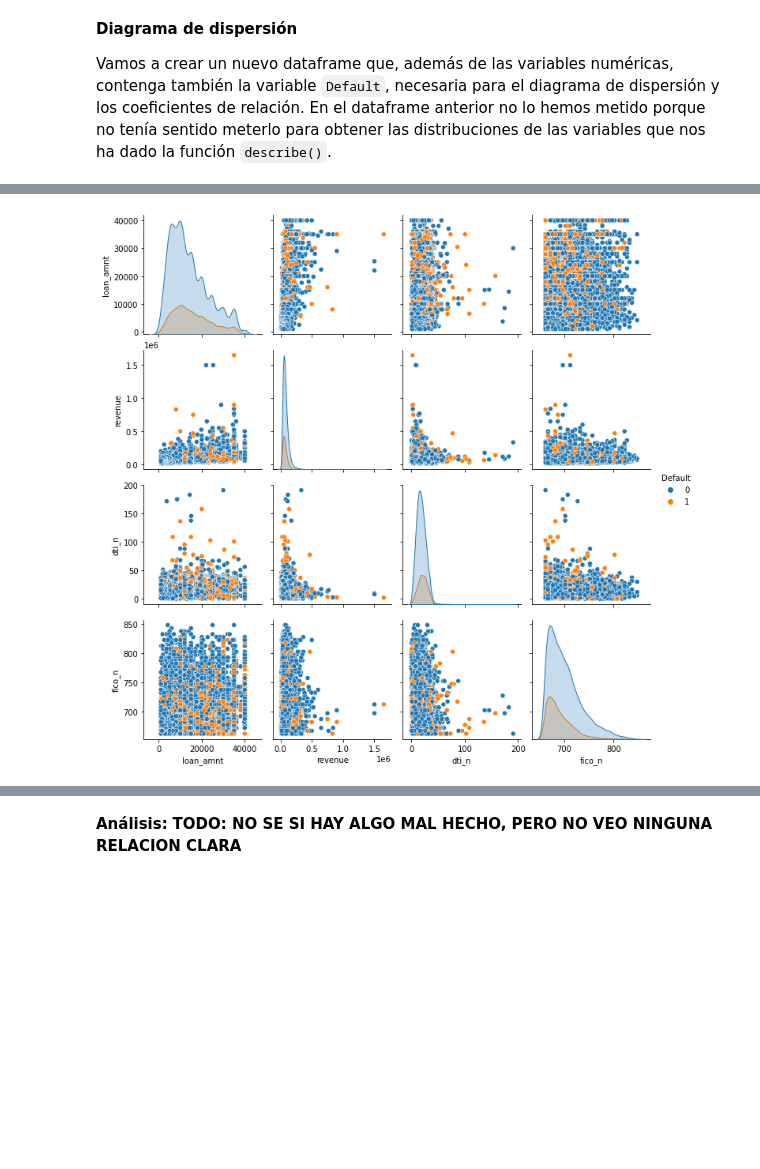
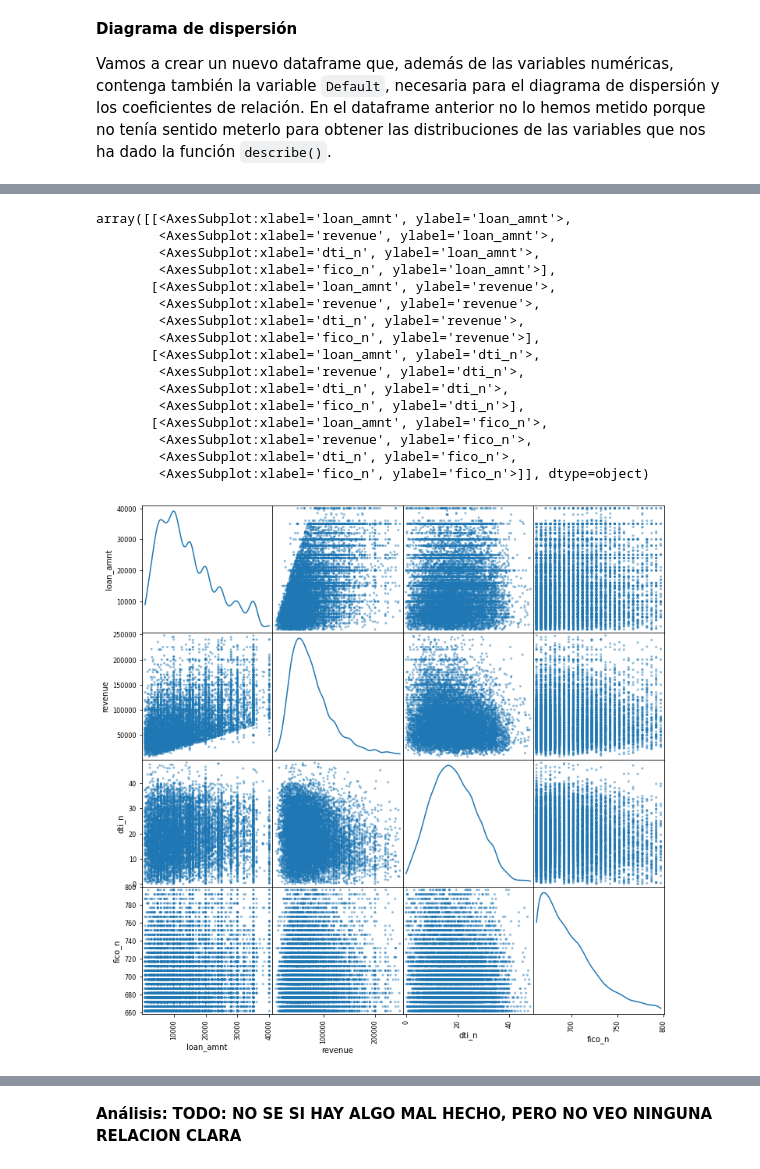
Before and after one commit to mario-sanz/IA2-Practicas, a Jupyter notebook: Lab1/P1_clustering.ipynb, the cells around one changed output, grey strips where cells are left out. Saved outputs shown, nothing was run; the diff lists cells and outputs as text; code cells hidden in the pictures; blank space fills up the shorter version.

```diff
--- a/Lab1/P1_clustering.ipynb
+++ b/Lab1/P1_clustering.ipynb
@@ -50,6 +52,10 @@ import pandas as pd
 # %%
-# La función read_csv ya nos devuelve un DataFrame, así que no hace falta convertirlo
 df = pd.read_csv('prestamos.csv')
+
+numberColumns = ["loan_amnt","revenue", "dti_n", "fico_n"]
+categoryColumns = ["purpose", "home_ownership_n", "emp_length_n", "Default"]
+
+df[categoryColumns] = df[categoryColumns].astype("category")
 df
 # %% [output]
 |  | loan_amnt | purpose | revenue | dti_n | fico_n | home_ownership_n | emp_length_n | Default |
@@ -68,7 +74,7 @@ df
 # %% [markdown]
 Del dataframe anterior, vamos a crear dos dataframes nuevos: uno que solo tenga variables numéricas y otro que solo tenga variables categóricas.
 # %%
-df_num = df.drop(['purpose', 'home_ownership_n', 'emp_length_n', 'Default'], axis=1)
+df_num = df[numberColumns]
 df_num
 # %% [output]
 |  | loan_amnt | revenue | dti_n | fico_n |
@@ -134,8 +155,23 @@ df_analisis = df.drop(['purpose', 'home_ownership_n', 'emp_length_n'], axis=1)
 # %%
-import seaborn
-import matplotlib.pyplot as plt
+from pandas.plotting import scatter_matrix
+%matplotlib inline
 
-seaborn.pairplot(df_analisis, hue ='Default')
-plt.show()
+scatter_matrix(df_num[np.abs(df_num-df_num.mean()) <= (3*df_num).std()], figsize = (12, 12), diagonal = 'kde')
 # %% [output]
+array([[<AxesSubplot:xlabel='loan_amnt', ylabel='loan_amnt'>,
+        <AxesSubplot:xlabel='revenue', ylabel='loan_amnt'>,
+        <AxesSubplot:xlabel='dti_n', ylabel='loan_amnt'>,
+        <AxesSubplot:xlabel='fico_n', ylabel='loan_amnt'>],
+       [<AxesSubplot:xlabel='loan_amnt', ylabel='revenue'>,
+        <AxesSubplot:xlabel='revenue', ylabel='revenue'>,
+        <AxesSubplot:xlabel='dti_n', ylabel='revenue'>,
+        <AxesSubplot:xlabel='fico_n', ylabel='revenue'>],
+       [<AxesSubplot:xlabel='loan_amnt', ylabel='dti_n'>,
+        <AxesSubplot:xlabel='revenue', ylabel='dti_n'>,
+        <AxesSubplot:xlabel='dti_n', ylabel='dti_n'>,
+        <AxesSubplot:xlabel='fico_n', ylabel='dti_n'>],
+       [<AxesSubplot:xlabel='loan_amnt', ylabel='fico_n'>,
+        <AxesSubplot:xlabel='revenue', ylabel='fico_n'>,
+        <AxesSubplot:xlabel='dti_n', ylabel='fico_n'>,
+        <AxesSubplot:xlabel='fico_n', ylabel='fico_n'>]], dtype=object)
-[figure, old version]
+[figure, new version]
```
Also changed, not shown: parts of 57 cells of this notebook, 2 other files.
